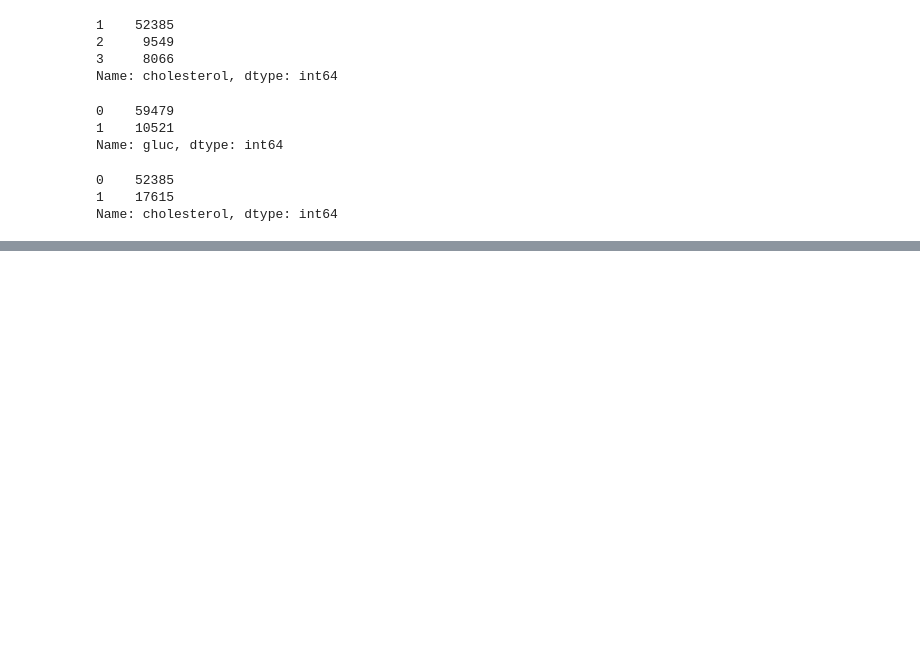
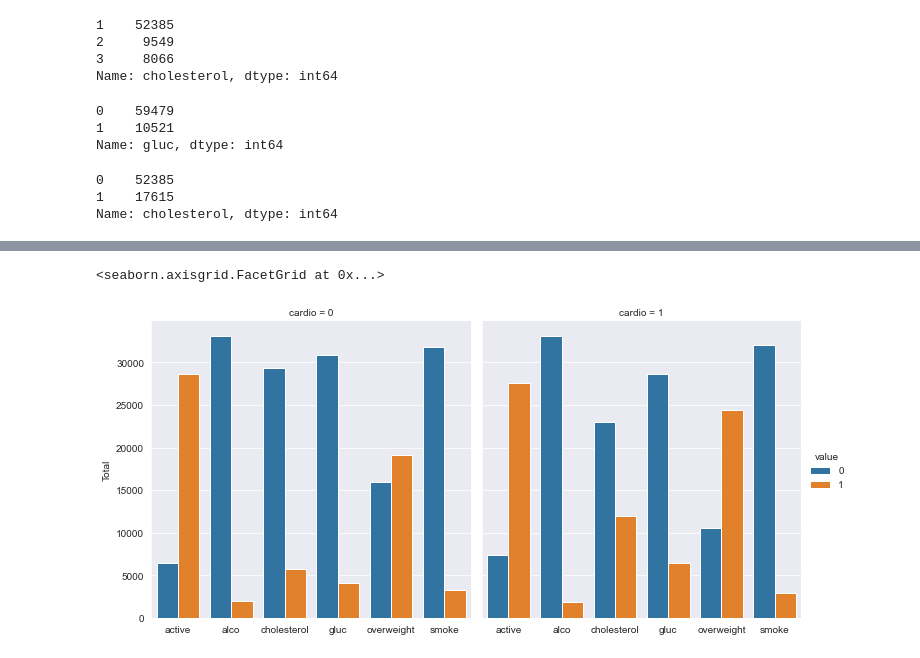
Before and after one commit to AmrSakkary/boilerplate-medical-data-visualizer, a Jupyter notebook: medical_data_visualizer.ipynb, the cells around one changed output, grey strips where cells are left out. Drawn from its saved outputs; the diff is of its cells as text; code cells hidden in the pictures; blank space fills up the shorter version.

```diff
--- a/medical_data_visualizer.ipynb
+++ b/medical_data_visualizer.ipynb
@@ -97,0 +121,3 @@ Name: cholesterol, dtype: int64
+# %%
+subset = df[['id', 'cardio', 'cholesterol','gluc', 'smoke', 'alco', 'active', 'overweight']].melt(id_vars=['id', 'cardio'])
+subset
@@ -97,0 +143,10 @@ Name: cholesterol, dtype: int64
+# %%
+cat_order = ['active', 'alco', 'cholesterol', 'gluc', 'overweight', 'smoke']
+# %%
+g = sns.catplot(x='variable',hue = 'value',
+               data=subset, kind="count", col='cardio', order = cat_order, aspect = 1)
+g.set_ylabels('Total')
+g.set_xlabels('')
+# %% [output]
+<seaborn.axisgrid.FacetGrid at 0x...>
+[figure, added]
```
Also changed, not shown: parts of 6 cells of this notebook.
